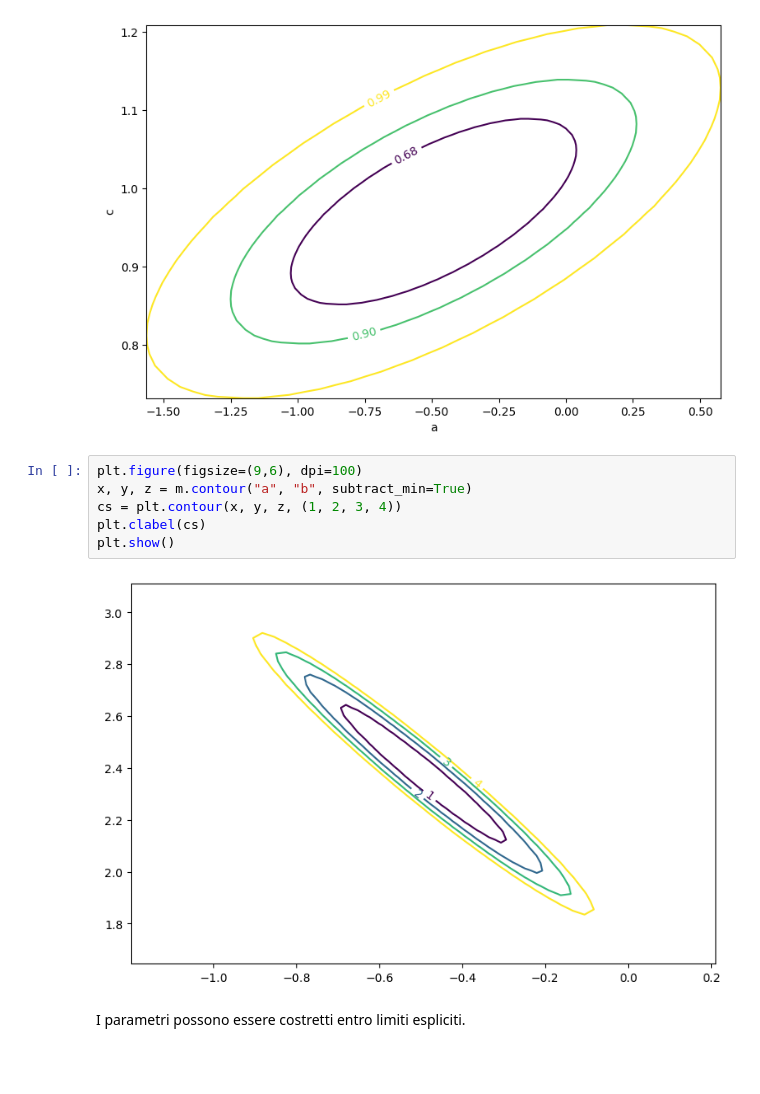
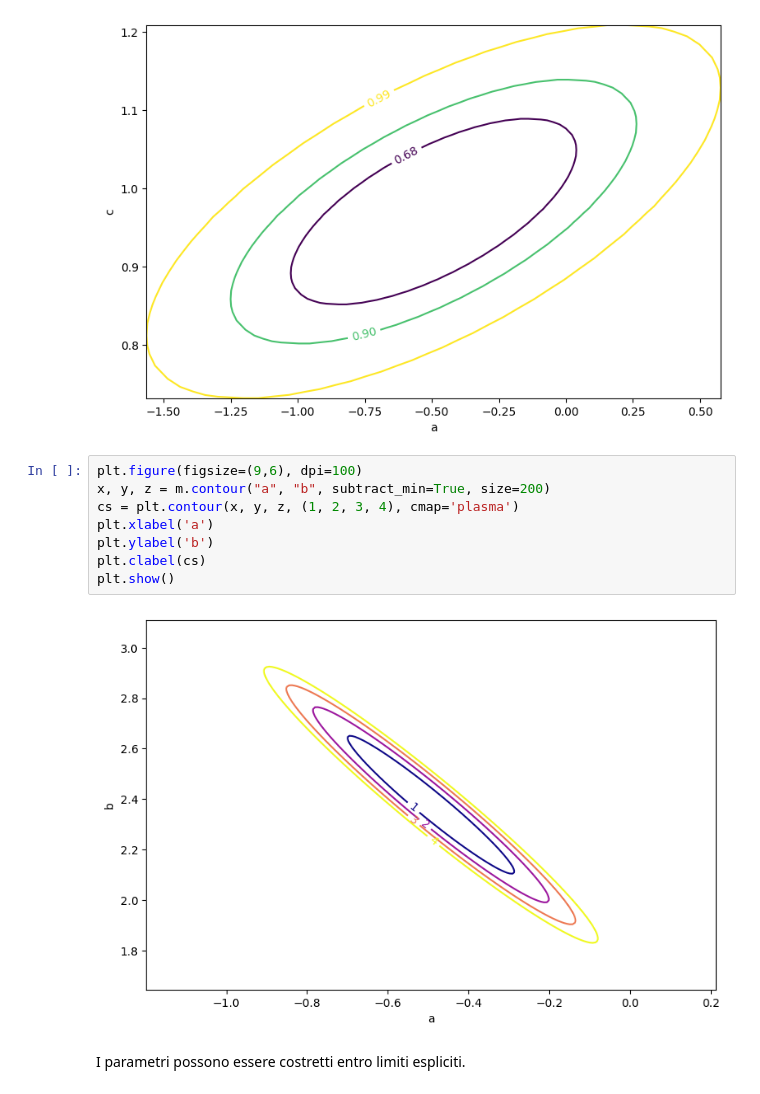
Before and after one commit to lucalista/analisi-dati-2022, a Jupyter notebook: 14.01.00__Minuit.ipynb, the cells around one changed output. Drawn from its saved outputs; the diff is of its cells as text; blank space fills up the shorter version.

```diff
--- a/14.01.00__Minuit.ipynb
+++ b/14.01.00__Minuit.ipynb
@@ -385,12 +393,14 @@ plt.show()
 [figure]
 # %%
 plt.figure(figsize=(9,6), dpi=100)
-x, y, z = m.contour("a", "b", subtract_min=True)
-cs = plt.contour(x, y, z, (1, 2, 3, 4))
+x, y, z = m.contour("a", "b", subtract_min=True, size=200)
+cs = plt.contour(x, y, z, (1, 2, 3, 4), cmap='plasma')
+plt.xlabel('a')
+plt.ylabel('b')
 plt.clabel(cs)
 plt.show()
 # %% [output]
-[figure, old version]
+[figure, new version]
 # %% [markdown]
 I parametri possono essere costretti entro limiti espliciti.
 # %%
```
Also changed, not shown: parts of 11 cells of this notebook, 4 other files.
